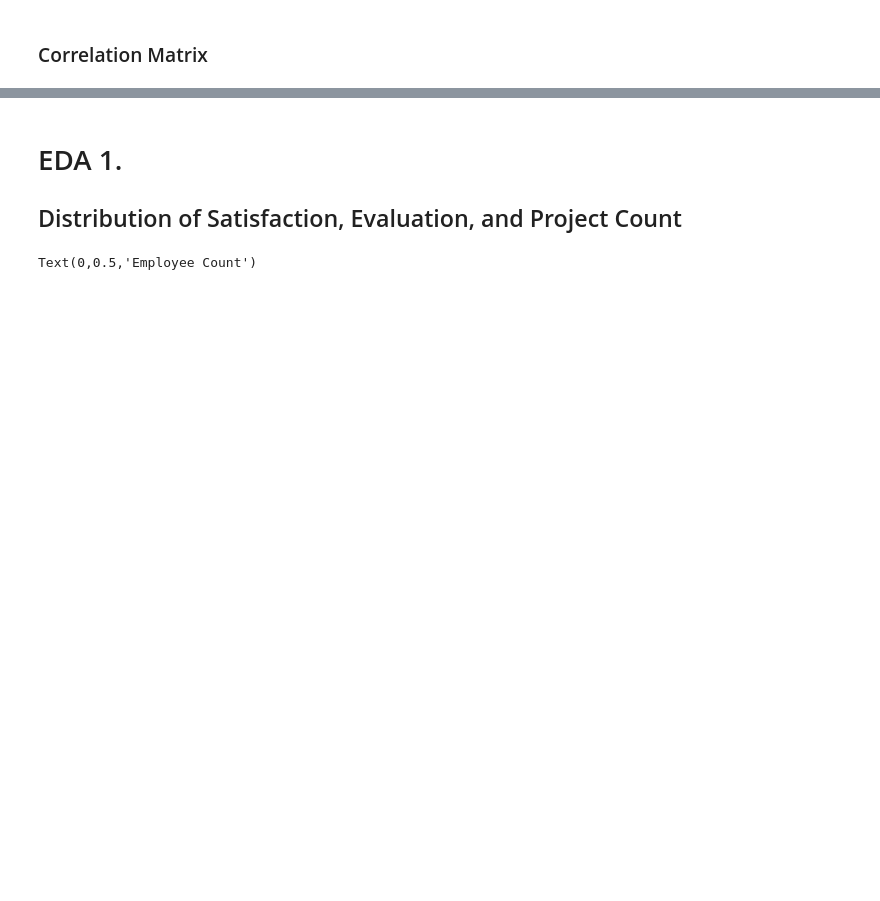
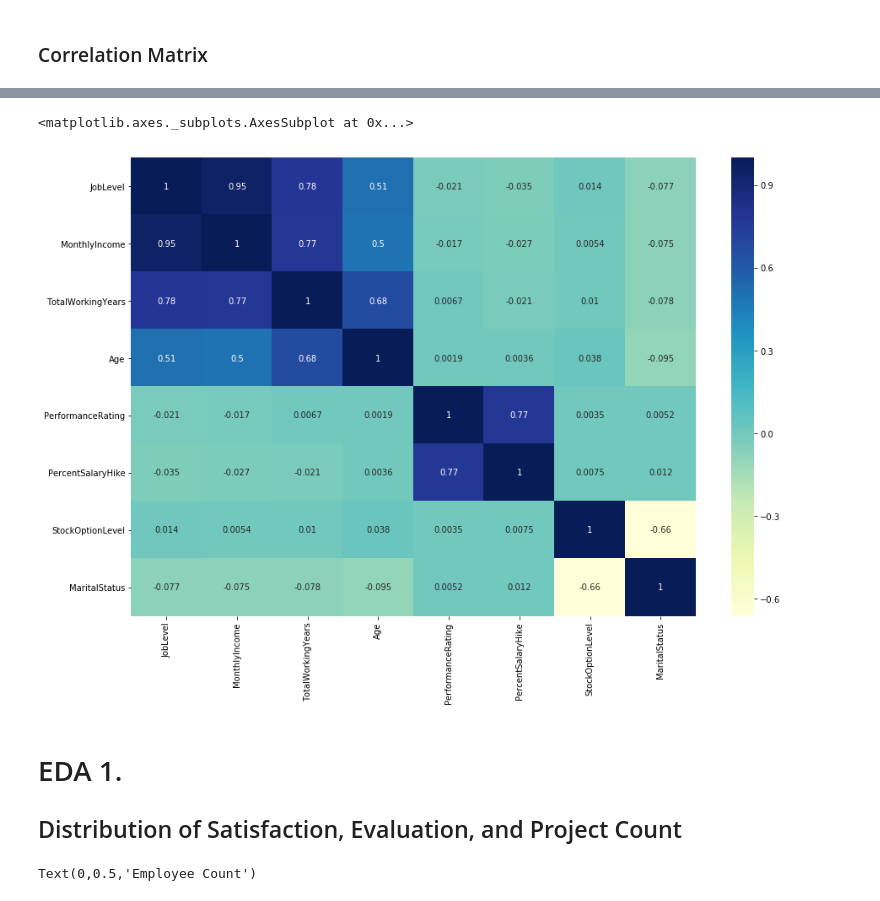
Before and after one commit to katiecao1/employee-attrition, a Jupyter notebook: Notebook.ipynb, the cells around one changed output, grey strips where cells are left out. Drawn from its saved outputs; the diff is of its cells as text; code cells hidden in the pictures; blank space fills up the shorter version.

```diff
--- a/Notebook.ipynb
+++ b/Notebook.ipynb
@@ -241,3 +296,12 @@ corr
+# %%
+#Take a closer look at the above variables along wiht their correlation value
+data_filtered = data_encoded[['JobLevel', 'MonthlyIncome', 'TotalWorkingYears','Age','PerformanceRating','PercentSalaryHike','StockOptionLevel','MaritalStatus']]
+detail_correlation = data_filtered.corr()
+plt.rcParams["figure.figsize"] = [15,10]
+sns.heatmap(detail_correlation,xticklabels=detail_correlation.columns,yticklabels=detail_correlation.columns, cmap="YlGnBu", annot=True)
+# %% [output]
+<matplotlib.axes._subplots.AxesSubplot at 0x...>
+[figure, added]
 # %% [markdown]
 <a id='eda1'></a>
 # EDA 1.
```
Also changed, not shown: parts of 33 cells of this notebook.
